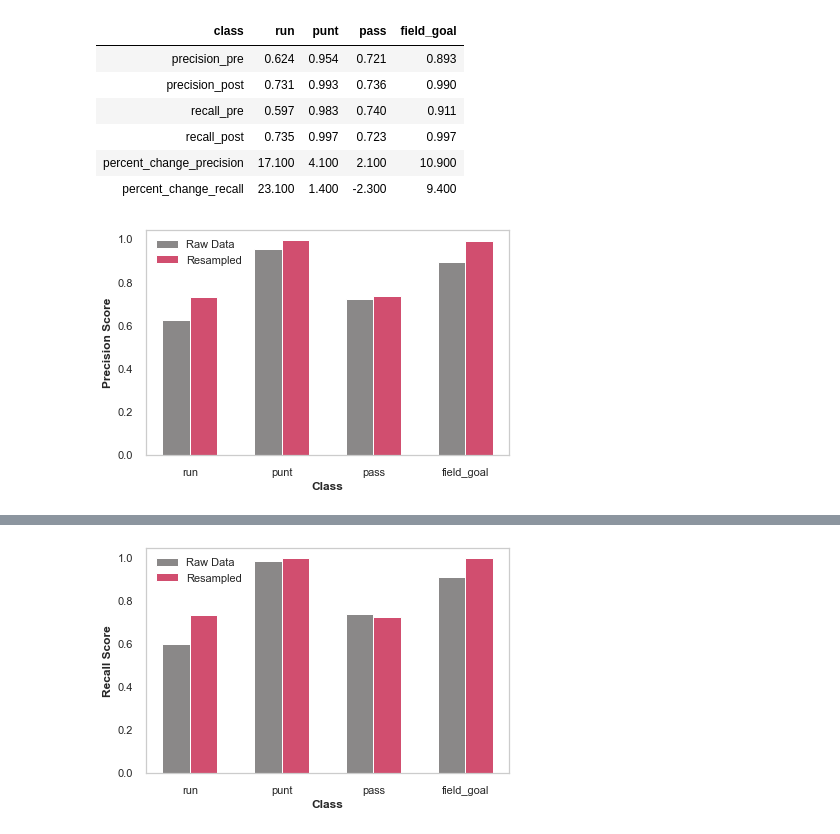
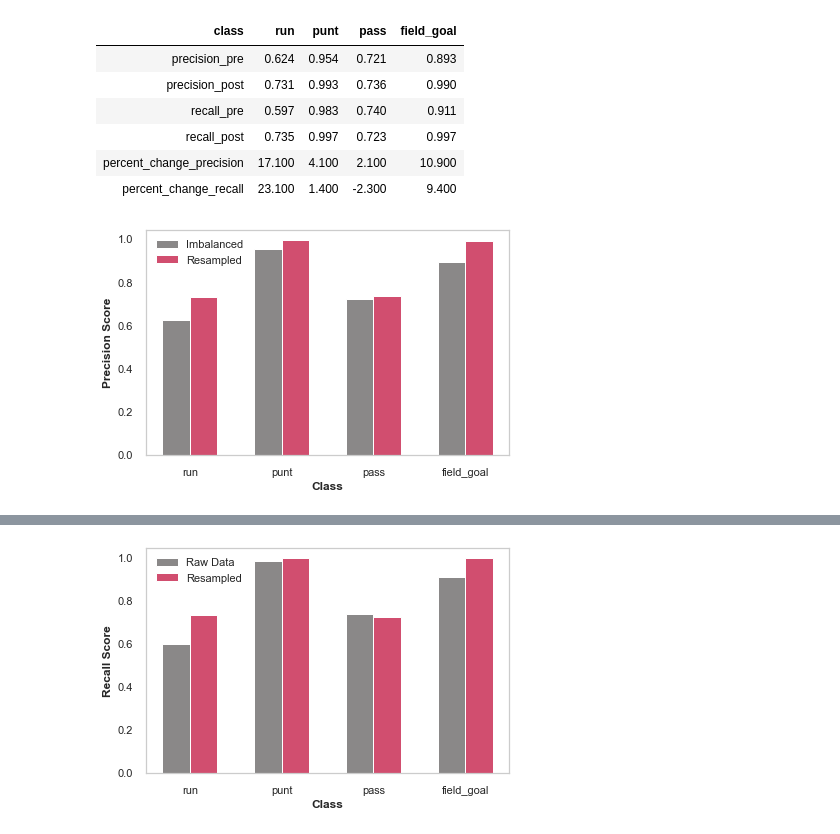
Before and after one commit to tiroger/Prediciting_NFL_Stats_ML, a Jupyter notebook: Model_build_all_plays.ipynb, the cells around one changed output, grey strips where cells are left out. Cells and saved outputs as stored; diff of their text form; code cells hidden in the pictures.

```diff
--- a/Model_build_all_plays.ipynb
+++ b/Model_build_all_plays.ipynb
@@ -686,35 +686,35 @@ barWidth = 0.3
 
 # set height of bar
 bars1 = random_forrest_scores.precision_pre
 bars2 = random_forrest_scores.precision_post
 # bars3 = random_forrest_scores.recall_post
 # bars4 = random_forrest_scores.recall_post
 
 # Set position of bar on X axis
 r1 = np.arange(len(bars1))
 r2 = [x + barWidth for x in r1]
 # r3 = [x + barWidth for x in r2]
 # r4 = [x + barWidth for x in r3]
 
 # Make the plot
-plt.bar(r1, bars1, color='#8A8888', width=barWidth, edgecolor='white', label='Raw Data')
+plt.bar(r1, bars1, color='#8A8888', width=barWidth, edgecolor='white', label='Imbalanced')
 plt.bar(r2, bars2, color='#D14E6F', width=barWidth, edgecolor='white', label='Resampled')
 # plt.bar(r3, bars3, color='#2d7f5e', width=barWidth, edgecolor='white', label='var3')
 # plt.bar(r4, bars4, color='#2d9f1f', width=barWidth, edgecolor='white', label='var4')
 
 # Add xticks on the middle of the group bars
 plt.xlabel('Class', fontweight='bold')
 plt.ylabel('Precision Score', fontweight='bold')
 plt.xticks([r + barWidth/2 for r in range(len(bars1))], ['run', 'punt', 'pass', 'field_goal'])
 
 # Create legend & Show graphic
 plt.legend()
 plt.grid(False)
 plt.tight_layout()
 plt.savefig('plots/random_forest_precision_scores_before_and_after_resampling.png', dpi=600, transparent=True)
 plt.show()
 # %% [output]
-[figure, old version]
+[figure, new version]
 # %%
 metric = ['run','punt', 'pass', 'field_goal']
 
```
Also changed, not shown: parts of 4 cells of this notebook, 6 other files.
